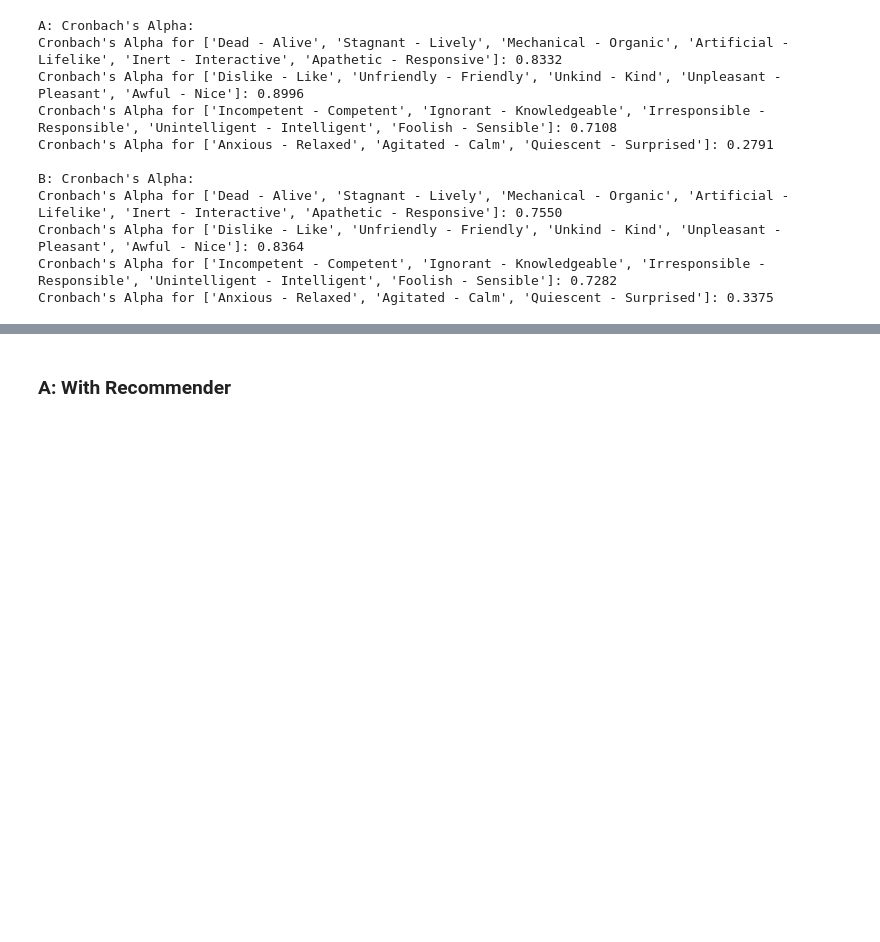
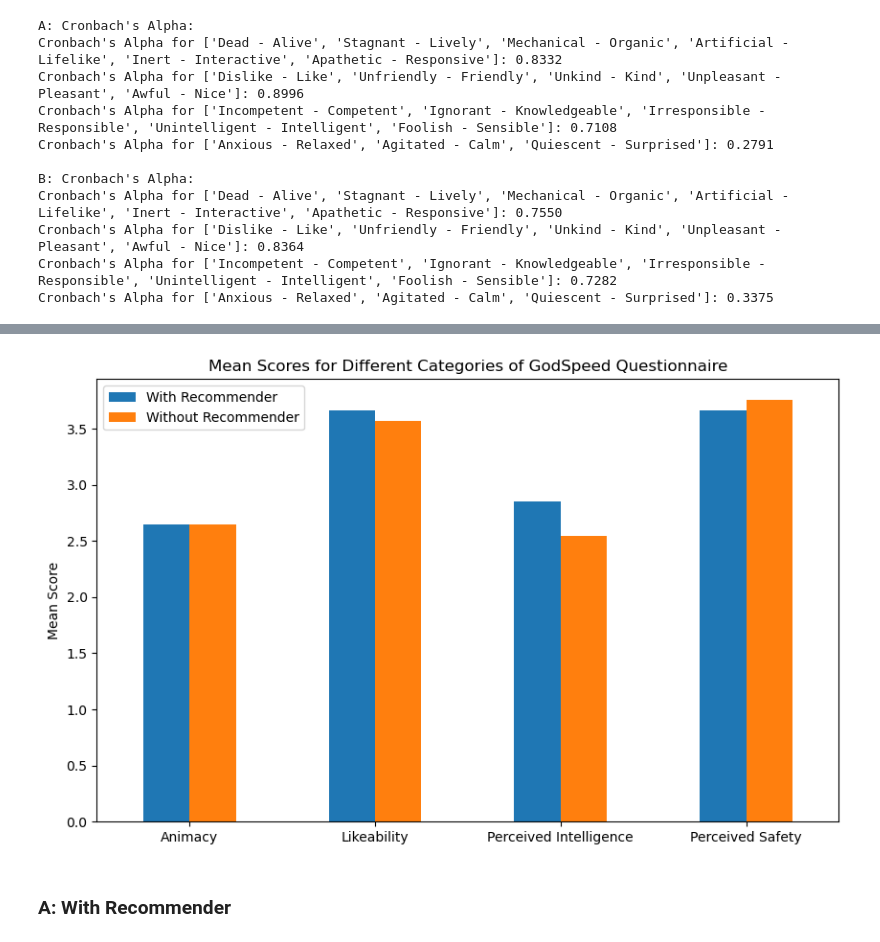
Before and after one commit to ebnerlena/can-I-joke-on-you, a Jupyter notebook: evaluation/ux_evaluation.ipynb, the cells around one changed output, grey strips where cells are left out. Cells and saved outputs as stored; diff of their text form; code cells hidden in the pictures; blank space fills up the shorter version.

Commit message:
feat: add mean score calculation

```diff
--- a/evaluation/ux_evaluation.ipynb
+++ b/evaluation/ux_evaluation.ipynb
@@ -240,3 +283,42 @@ Cronbach's Alpha for ['Anxious - Relaxed', 'Agitated - Calm', 'Quiescent - Surpr
+# %%
+# visualize mean scores
+
+import matplotlib.pyplot as plt
+import pandas as pd
+
+# Assuming 'A_data' and 'B_data' are your DataFrames with Likert scale responses
+categories = {
+    'Animacy': animacy_labels,
+    'Likeability': likeability_labels,
+    'Perceived Intelligence': percived_intelligence_labels,
+    'Perceived Safety': percived_safety_labels
+}
+
+# Initialize an empty DataFrame to store mean scores
+mean_scores_df = pd.DataFrame(index=categories.keys(), columns=['With Recommender', 'Without Recommender'])
+
+# Loop through each category and calculate mean scores
+for category, labels in categories.items():
+    # Select the relevant columns for the current category
+    category_data_A = A_data[labels]
+    category_data_B = B_data[labels]
+
+    # Calculate mean scores for each respondent
+    mean_scores_A = category_data_A.mean(axis=1).mean()
+    mean_scores_B = category_data_B.mean(axis=1).mean()
+
+    # Store mean scores in the DataFrame
+    mean_scores_df.loc[category, 'With Recommender'] = mean_scores_A
+    mean_scores_df.loc[category, 'Without Recommender'] = mean_scores_B
+
+# Plot the mean scores
+ax = mean_scores_df.plot(kind='bar', rot=0, figsize=(10, 6))
+ax.set_ylabel('Mean Score')
+ax.set_title('Mean Scores for Different Categories of GodSpeed Questionnaire')
+
+plt.show()
+# %% [output]
+[figure, added]
 # %% [markdown]
 ### A: With Recommender
 # %%
```
Also changed, not shown: parts of 7 cells of this notebook.
